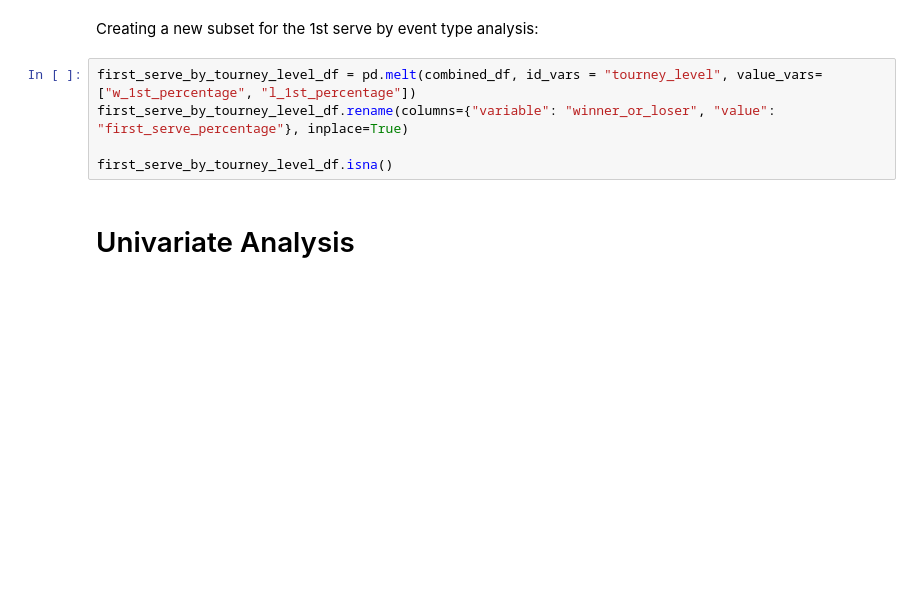
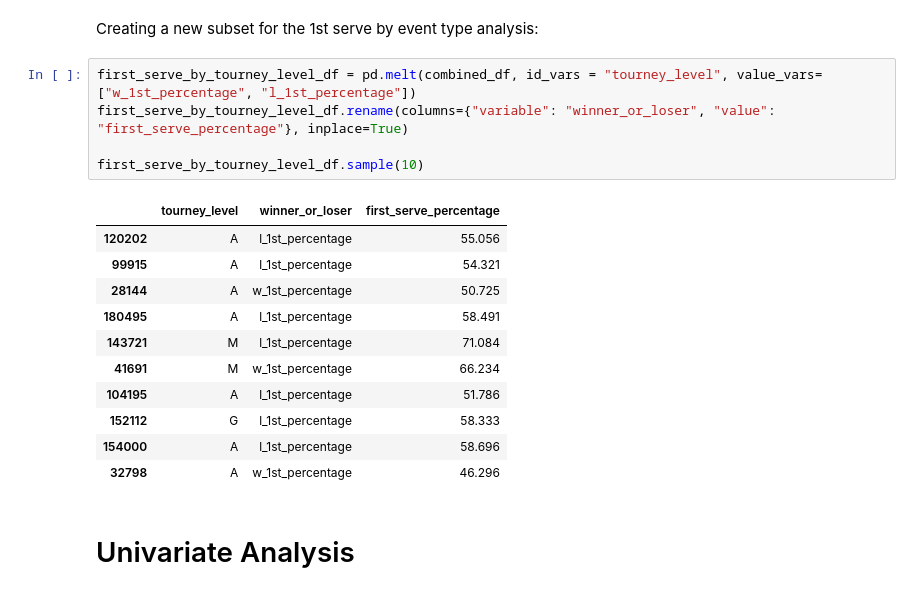
Before and after one commit to YoavWeller/Tennis_Analysis, a Jupyter notebook: tennis_analysis.ipynb, the cells around one changed output. Saved outputs shown, nothing was run; the diff lists cells and outputs as text; blank space fills up the shorter version.

```diff
--- a/tennis_analysis.ipynb
+++ b/tennis_analysis.ipynb
@@ -279,8 +478,20 @@ Creating a new subset for the 1st serve by event type analysis:
 # %%
 first_serve_by_tourney_level_df = pd.melt(combined_df, id_vars = "tourney_level", value_vars=["w_1st_percentage", "l_1st_percentage"])
 first_serve_by_tourney_level_df.rename(columns={"variable": "winner_or_loser", "value": "first_serve_percentage"}, inplace=True)
 
-first_serve_by_tourney_level_df.isna()
+first_serve_by_tourney_level_df.sample(10)
+# %% [output]
+|  | tourney_level | winner_or_loser | first_serve_percentage |
+| 120202 | A | l_1st_percentage | 55.056 |
+| 99915 | A | l_1st_percentage | 54.321 |
+| 28144 | A | w_1st_percentage | 50.725 |
+| 180495 | A | l_1st_percentage | 58.491 |
+| 143721 | M | l_1st_percentage | 71.084 |
+| 41691 | M | w_1st_percentage | 66.234 |
+| 104195 | A | l_1st_percentage | 51.786 |
+| 152112 | G | l_1st_percentage | 58.333 |
+| 154000 | A | l_1st_percentage | 58.696 |
+| 32798 | A | w_1st_percentage | 46.296 |
 # %% [markdown]
 # Univariate Analysis
 # %% [markdown]
```
Also changed, not shown: parts of 20 cells of this notebook.
